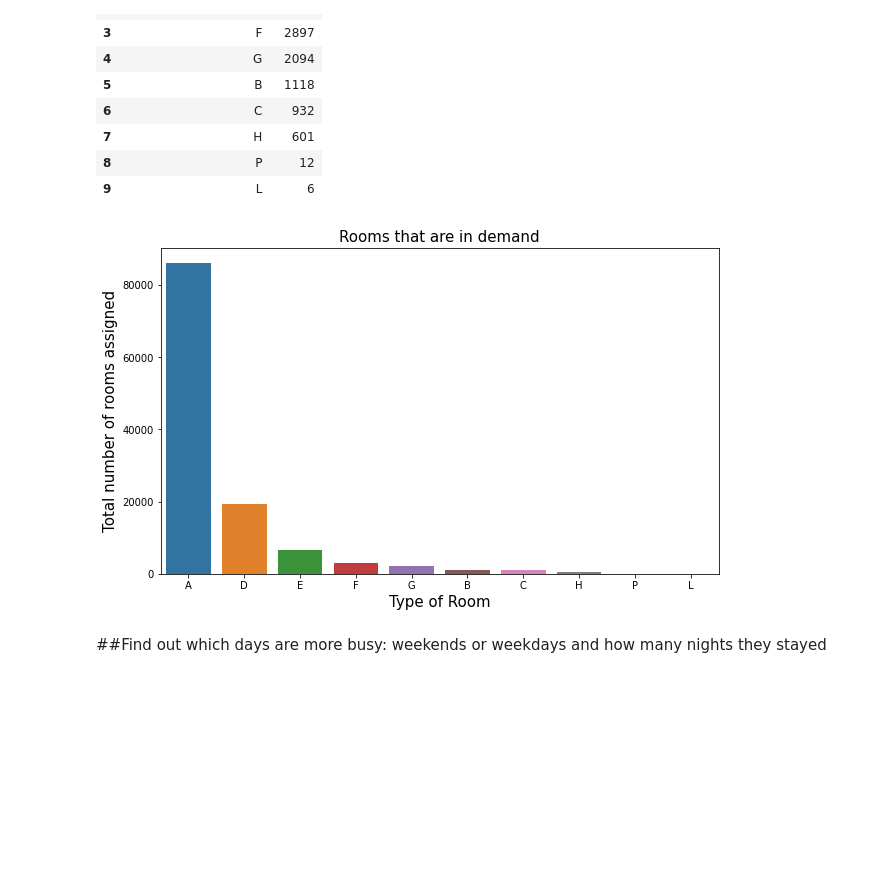
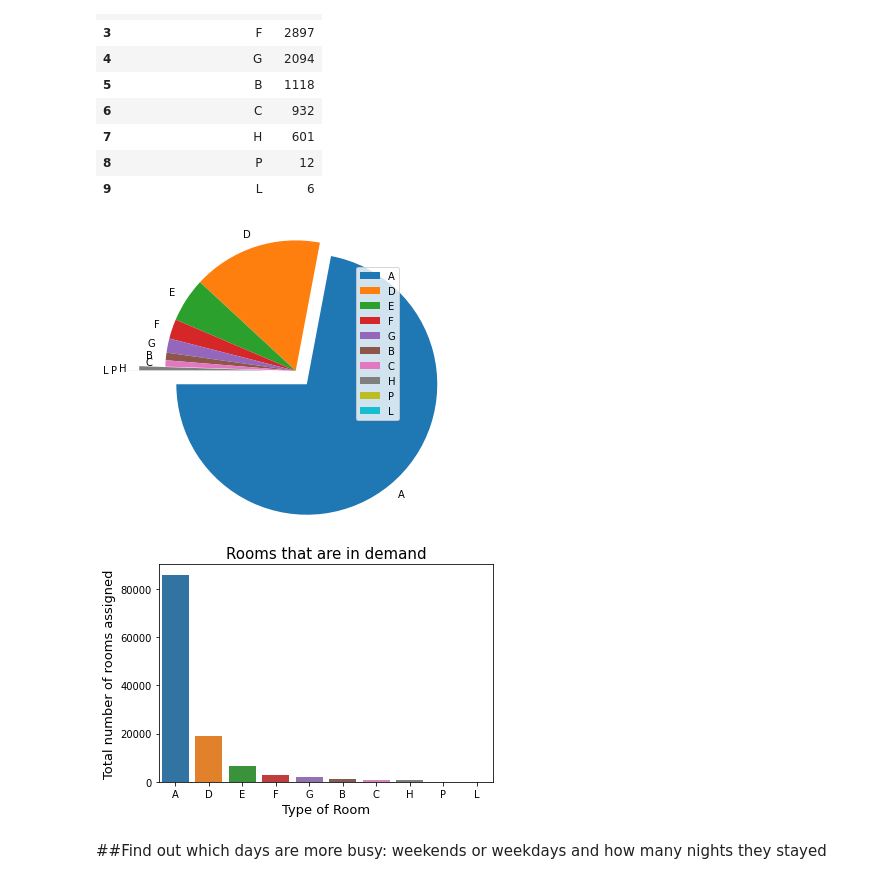
Before and after one commit to smkmohsin/hotel-booking-data-analysis, a Jupyter notebook: Hotel_Booking_Analysis_Sheikh_Mohsin_Kader.ipynb, the cells around one changed output. Drawn from its saved outputs; the diff is of its cells as text; code cells hidden in the pictures; blank space fills up the shorter version.

```diff
--- a/Hotel_Booking_Analysis_Sheikh_Mohsin_Kader.ipynb
+++ b/Hotel_Booking_Analysis_Sheikh_Mohsin_Kader.ipynb
@@ -399,12 +394,17 @@ room_type
+# %%
+myexplode = [0.2, 0, 0, 0, 0, 0, 0, 0.3, 0.4, 0.5]
+plt.pie(room_type['count'], labels = room_type_labels, radius = 1.5,startangle=180, explode = myexplode, labeldistance=1.1 )
+plt.legend()
+plt.show()
+# %% [output]
+[figure, added]
 # %%
-sns.barplot(x='reserved_room_type', y='count' ,data= room_type,)
+sns.barplot(x='reserved_room_type', y='count' ,data= room_type)
 plt.title('Rooms that are in demand', fontsize = 15)
-plt.ylabel('Total number of rooms assigned', fontsize = 15)
-plt.xlabel('Type of Room', fontsize = 15)
+plt.ylabel('Total number of rooms assigned', fontsize = 13)
+plt.xlabel('Type of Room', fontsize = 13)
 plt.show()
-
-#change it to pie change
 # %% [output]
-[figure, old version]
+[figure, new version]
 # %% [markdown]
 ##Find out which days are more busy: weekends or weekdays and how many nights they stayed
```
Also changed, not shown: parts of 49 cells of this notebook.
